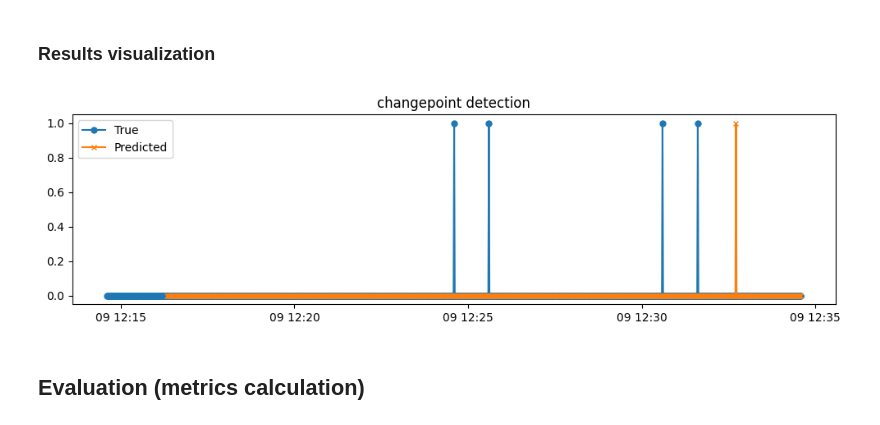
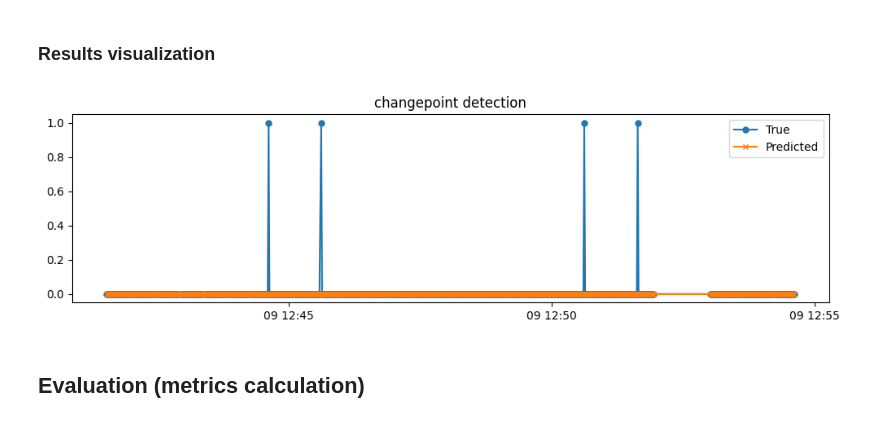
Before and after one commit to waico/SKAB, a Jupyter notebook: notebooks/ArimaFD.ipynb, the cells around one changed output. Saved outputs shown, nothing was run; the diff lists cells and outputs as text; code cells hidden in the pictures.

```diff
--- a/notebooks/ArimaFD.ipynb
+++ b/notebooks/ArimaFD.ipynb
@@ -27,2 +24,4 @@ list_of_df, anomaly_free_df = load_skab()
+# %%
+Xy_traintest_list = load_preprocess_skab()
 # %% [markdown]
 ## Method
@@ -55,0 +28,21 @@ for i, df in enumerate(list_of_df):
+# %%
+predicted_outlier, predicted_cp = [], []
+true_outlier, true_cp = [], []
+for X_train, X_test, y_train, y_test in Xy_traintest_list:
+    model = Arima_anomaly_detection()
+    model.fit(X_train)
+    prediction = pd.Series(
+        model.predict(X_test),
+        index=X_test.index,
+    )
+
+    # predicted outliers saving
+    predicted_outlier.append(prediction)
+
+    # predicted CPs saving
+    prediction_cp = prediction.rolling(30).max().fillna(0).diff().abs()
+    prediction_cp[0] = prediction[0]
+    predicted_cp.append(prediction_cp)
+
+    true_outlier.append(y_test["anomaly"])
+    true_cp.append(y_test["changepoint"])
@@ -57,9 +148,10 @@ for i, df in enumerate(list_of_df):
 ### Results visualization
 # %%
 # [donotremove]
-true_cp = [df.changepoint for df in list_of_df]
-plot_results((true_cp[0], predicted_cp[0]))
+plot_results(
+    (true_cp[1], predicted_cp[1]),
+)
 # %% [output]
-[figure, old version]
+[figure, new version]
 # %% [markdown]
 ## Evaluation (metrics calculation)
```
Also changed, not shown: parts of 9 cells of this notebook, 32 other files.
